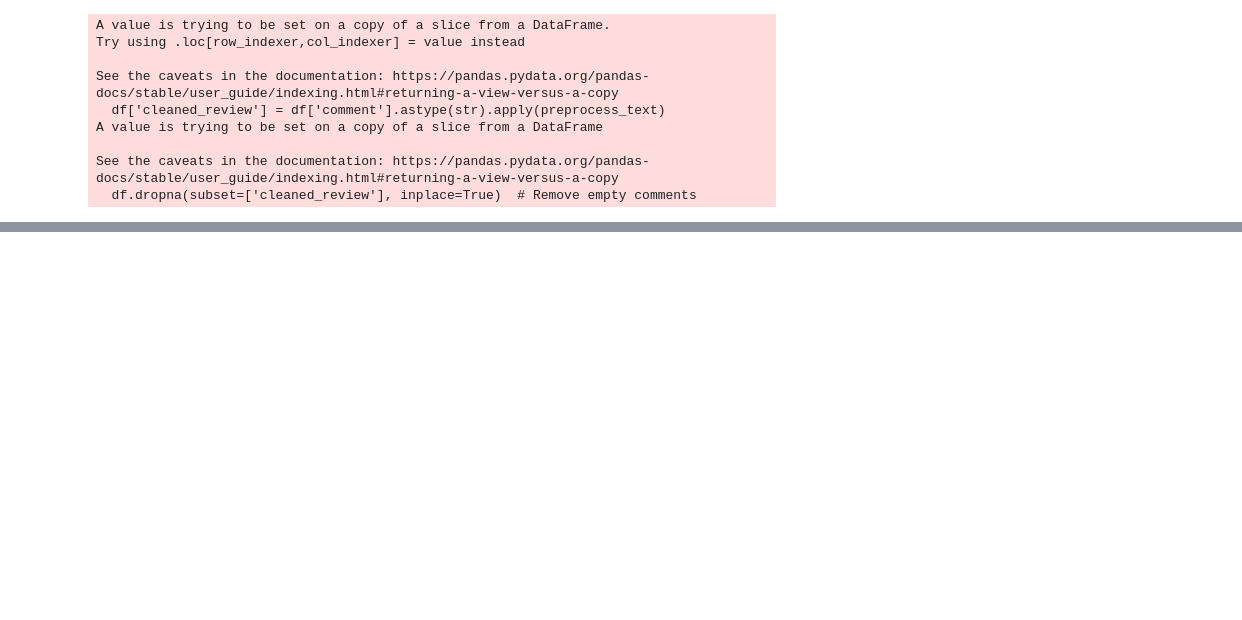
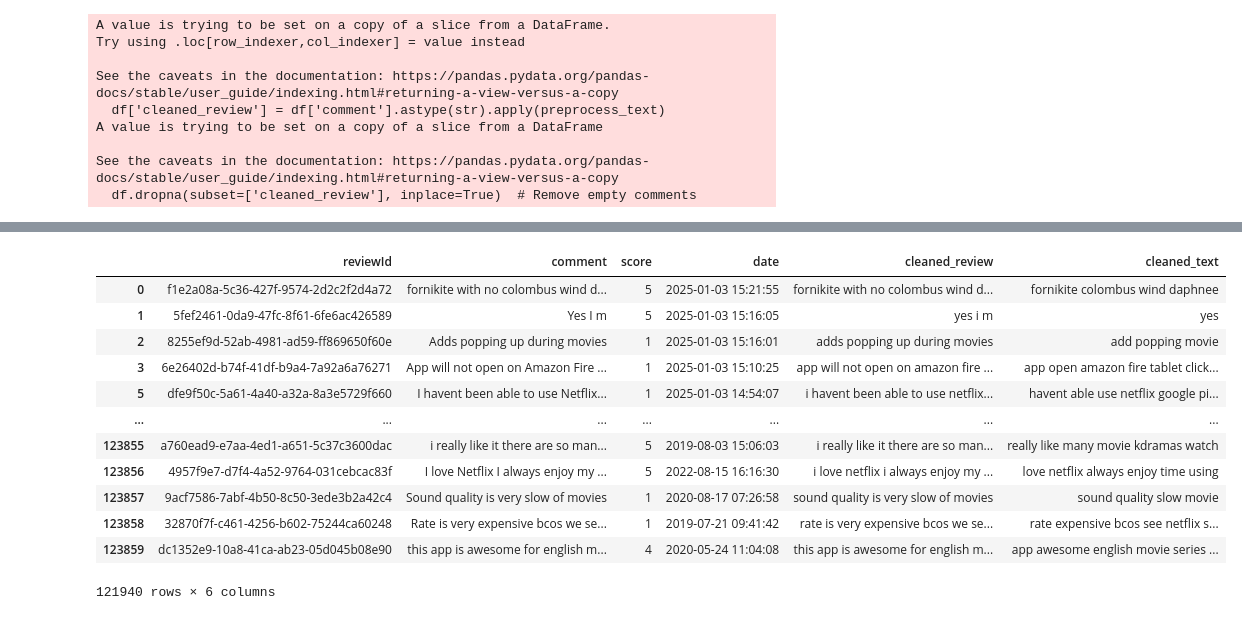
Before and after one commit to babli18/comment-classifier, a Jupyter notebook: data_eda_preprocessing.ipynb, the cells around one changed output, grey strips where cells are left out. Saved outputs shown, nothing was run; the diff lists cells and outputs as text; code cells hidden in the pictures; blank space fills up the shorter version.

Commit message:
text pre processing

```diff
--- a/data_eda_preprocessing.ipynb
+++ b/data_eda_preprocessing.ipynb
@@ -367,0 +384,48 @@ NameError: name 'df' is not defined
+# %%
+import re
+import string
+import nltk
+import emoji
+from nltk.corpus import stopwords
+from nltk.tokenize import word_tokenize
+from nltk.stem import WordNetLemmatizer
+
+# Download necessary NLTK resources
+nltk.download('stopwords')
+nltk.download('punkt')
+nltk.download('wordnet')
+
+def clean_text(text):
+    # Convert to lowercase
+    text = text.lower()
+
+    # Remove URLs
+    text = re.sub(r'http\S+|www\S+', '', text)
+
+    # Remove emojis
+    text = emoji.replace_emoji(text, replace='')
+
+    # Remove punctuation and special characters
+    text = text.translate(str.maketrans('', '', string.punctuation))
+
+    # Tokenize text
+    tokens = word_tokenize(text)
+
+    # Remove stop words
+    stop_words = set(stopwords.words('english'))
+    tokens = [word for word in tokens if word not in stop_words]
+
+    # Lemmatization
+    lemmatizer = WordNetLemmatizer()
+    tokens = [lemmatizer.lemmatize(word) for word in tokens]
+
+    # Remove extra spaces
+    cleaned_text = ' '.join(tokens)
+
+    return cleaned_text
+
+# Example usage
+
+df['cleaned_text'] = df['cleaned_review'].apply(clean_text)
+df
+# %% [output]
@@ -367,0 +446,13 @@ NameError: name 'df' is not defined
+|  | reviewId | comment | score | date | cleaned_review | cleaned_text |
+| 0 | f1e2a08a-5c36-427f-9574-2d2c2f2d4a72 | fornikite with no colombus wind d... | 5 | 2025-01-03 15:21:55 | fornikite with no colombus wind d... | fornikite colombus wind daphnee |
+| 1 | 5fef2461-0da9-47fc-8f61-6fe6ac426589 | Yes I m | 5 | 2025-01-03 15:16:05 | yes i m | yes |
+| 2 | 8255ef9d-52ab-4981-ad59-ff869650f60e | Adds popping up during movies | 1 | 2025-01-03 15:16:01 | adds popping up during movies | add popping movie |
+| 3 | 6e26402d-b74f-41df-b9a4-7a92a6a76271 | App will not open on Amazon Fire ... | 1 | 2025-01-03 15:10:25 | app will not open on amazon fire ... | app open amazon fire tablet click... |
+| 5 | dfe9f50c-5a61-4a40-a32a-8a3e5729f660 | I havent been able to use Netflix... | 1 | 2025-01-03 14:54:07 | i havent been able to use netflix... | havent able use netflix google pi... |
+| ... | ... | ... | ... | ... | ... | ... |
+| 123855 | a760ead9-e7aa-4ed1-a651-5c37c3600dac | i really like it there are so man... | 5 | 2019-08-03 15:06:03 | i really like it there are so man... | really like many movie kdramas watch |
+| 123856 | 4957f9e7-d7f4-4a52-9764-031cebcac83f | I love Netflix I always enjoy my ... | 5 | 2022-08-15 16:16:30 | i love netflix i always enjoy my ... | love netflix always enjoy time using |
+| 123857 | 9acf7586-7abf-4b50-8c50-3ede3b2a42c4 | Sound quality is very slow of movies | 1 | 2020-08-17 07:26:58 | sound quality is very slow of movies | sound quality slow movie |
+| 123858 | 32870f7f-c461-4256-b602-75244ca60248 | Rate is very expensive bcos we se... | 1 | 2019-07-21 09:41:42 | rate is very expensive bcos we se... | rate expensive bcos see netflix s... |
+| 123859 | dc1352e9-10a8-41ca-ab23-05d045b08e90 | this app is awesome for english m... | 4 | 2020-05-24 11:04:08 | this app is awesome for english m... | app awesome english movie series ... |
+121940 rows × 6 columns
```
Also changed, not shown: parts of 5 cells of this notebook.
